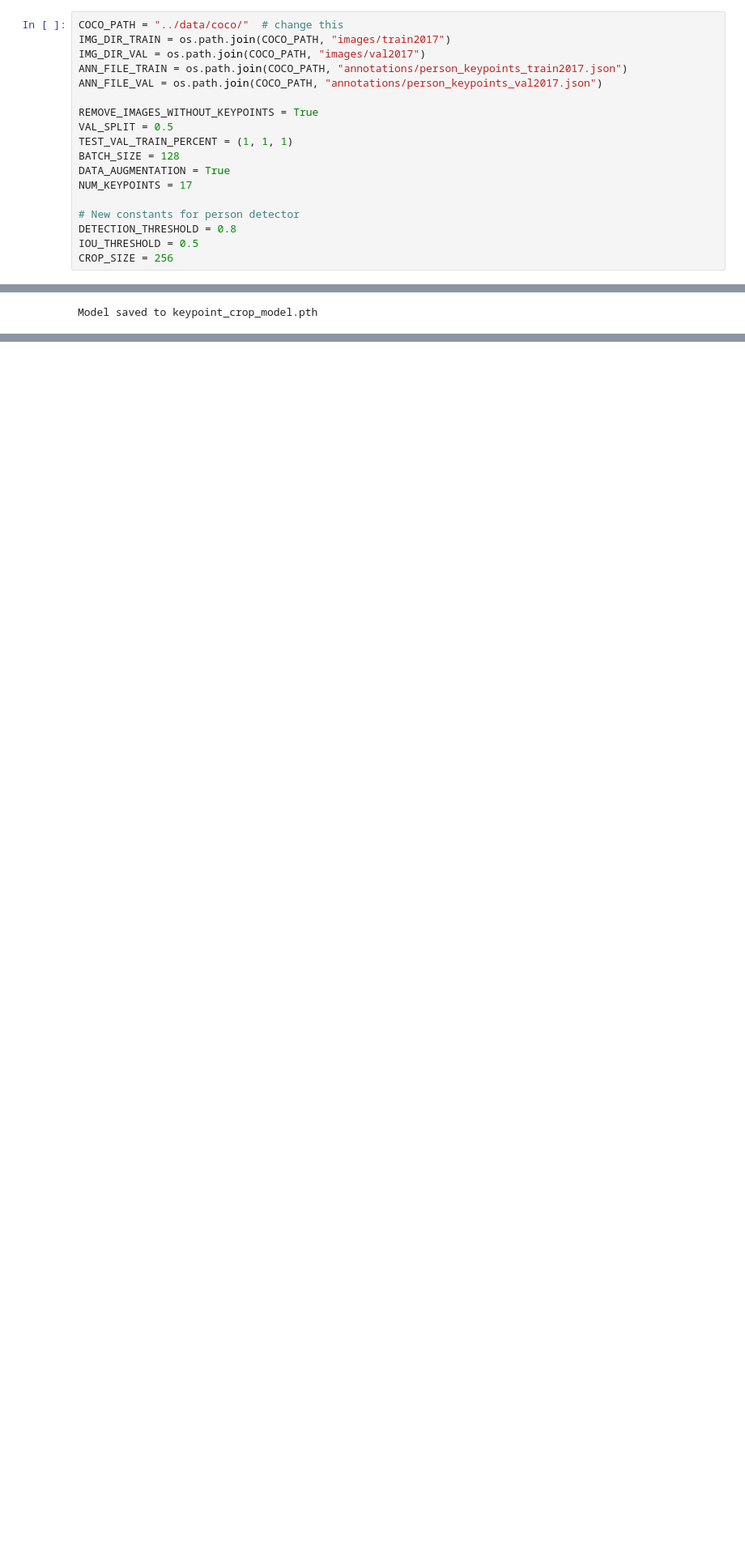
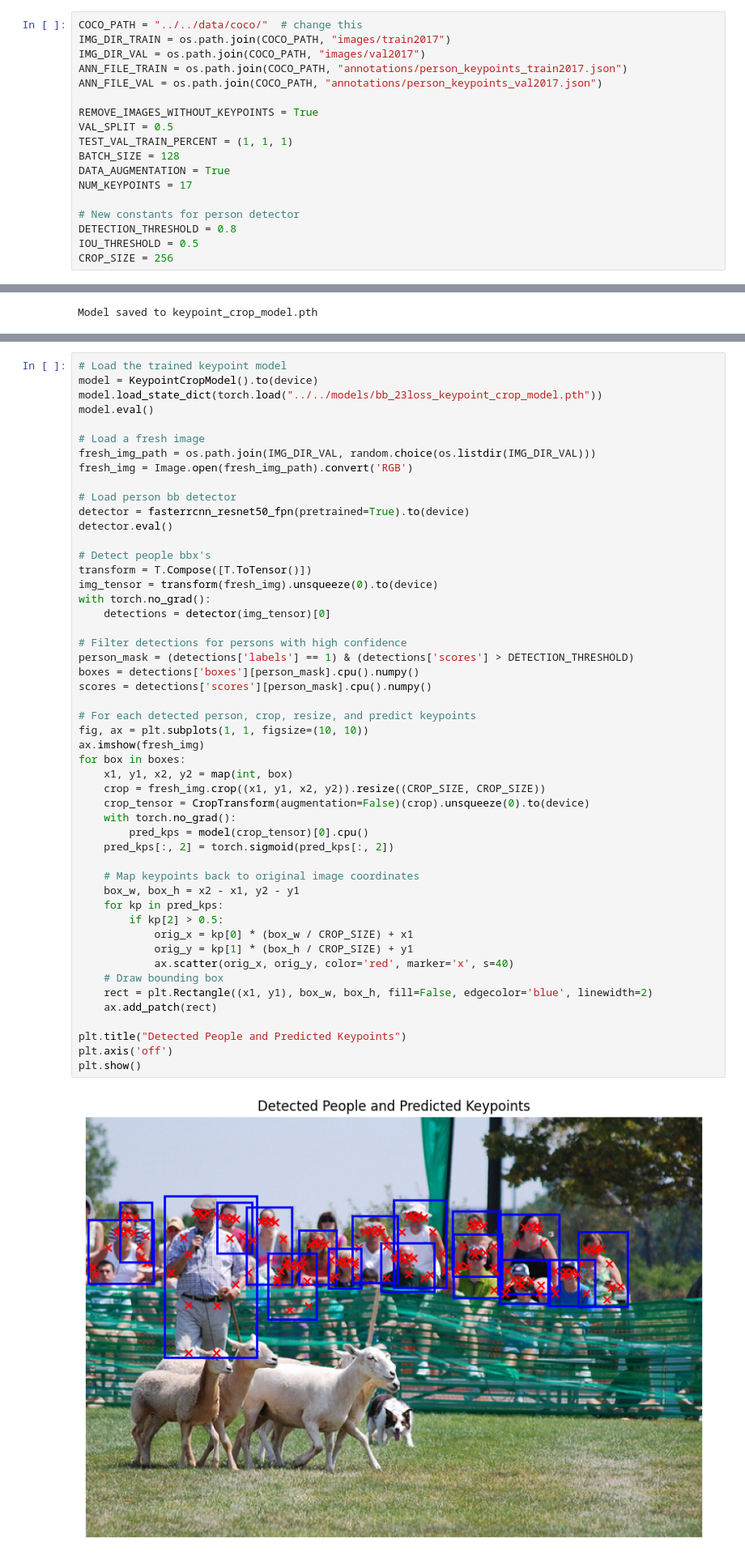
Before and after one commit to MaciejDengusiak/NN-Project, a Jupyter notebook: notebooks/keypoints/keypoints_boundingbox_approach.ipynb, the cells around one changed output, grey strips where cells are left out. Shown at 81% size. Saved outputs shown, nothing was run; the diff lists cells and outputs as text; blank space fills up the shorter version.

Commit message:
Add entire image detection and pipeline saving

```diff
--- a/notebooks/keypoints/keypoints_boundingbox_approach.ipynb
+++ b/notebooks/keypoints/keypoints_boundingbox_approach.ipynb
@@ -38,7 +38,7 @@ torch.set_num_threads(6)
 # %% [output]
 cuda
 # %%
-COCO_PATH = "../data/coco/"  # change this
+COCO_PATH = "../../data/coco/"  # change this
 IMG_DIR_TRAIN = os.path.join(COCO_PATH, "images/train2017")
 IMG_DIR_VAL = os.path.join(COCO_PATH, "images/val2017")
 ANN_FILE_TRAIN = os.path.join(COCO_PATH, "annotations/person_keypoints_train2017.json")
@@ -608,0 +611,52 @@ plt.show()
+# %%
+# Load the trained keypoint model
+model = KeypointCropModel().to(device)
+model.load_state_dict(torch.load("../../models/bb_23loss_keypoint_crop_model.pth"))
+model.eval()
+
+# Load a fresh image
+fresh_img_path = os.path.join(IMG_DIR_VAL, random.choice(os.listdir(IMG_DIR_VAL)))
+fresh_img = Image.open(fresh_img_path).convert('RGB')
+
+# Load person bb detector
+detector = fasterrcnn_resnet50_fpn(pretrained=True).to(device)
+detector.eval()
+
+# Detect people bbx's
+transform = T.Compose([T.ToTensor()])
+img_tensor = transform(fresh_img).unsqueeze(0).to(device)
+with torch.no_grad():
+    detections = detector(img_tensor)[0]
+
+# Filter detections for persons with high confidence
+person_mask = (detections['labels'] == 1) & (detections['scores'] > DETECTION_THRESHOLD)
+boxes = detections['boxes'][person_mask].cpu().numpy()
+scores = detections['scores'][person_mask].cpu().numpy()
+
+# For each detected person, crop, resize, and predict keypoints
+fig, ax = plt.subplots(1, 1, figsize=(10, 10))
+ax.imshow(fresh_img)
+for box in boxes:
+    x1, y1, x2, y2 = map(int, box)
+    crop = fresh_img.crop((x1, y1, x2, y2)).resize((CROP_SIZE, CROP_SIZE))
+    crop_tensor = CropTransform(augmentation=False)(crop).unsqueeze(0).to(device)
+    with torch.no_grad():
+        pred_kps = model(crop_tensor)[0].cpu()
+    pred_kps[:, 2] = torch.sigmoid(pred_kps[:, 2])
+
+    # Map keypoints back to original image coordinates
+    box_w, box_h = x2 - x1, y2 - y1
+    for kp in pred_kps:
+        if kp[2] > 0.5:
+            orig_x = kp[0] * (box_w / CROP_SIZE) + x1
+            orig_y = kp[1] * (box_h / CROP_SIZE) + y1
+            ax.scatter(orig_x, orig_y, color='red', marker='x', s=40)
+    # Draw bounding box
+    rect = plt.Rectangle((x1, y1), box_w, box_h, fill=False, edgecolor='blue', linewidth=2)
+    ax.add_patch(rect)
+
+plt.title("Detected People and Predicted Keypoints")
+plt.axis('off')
+plt.show()
+# %% [output]
+[figure, added]
```
Also changed, not shown: parts of 5 cells of this notebook.
